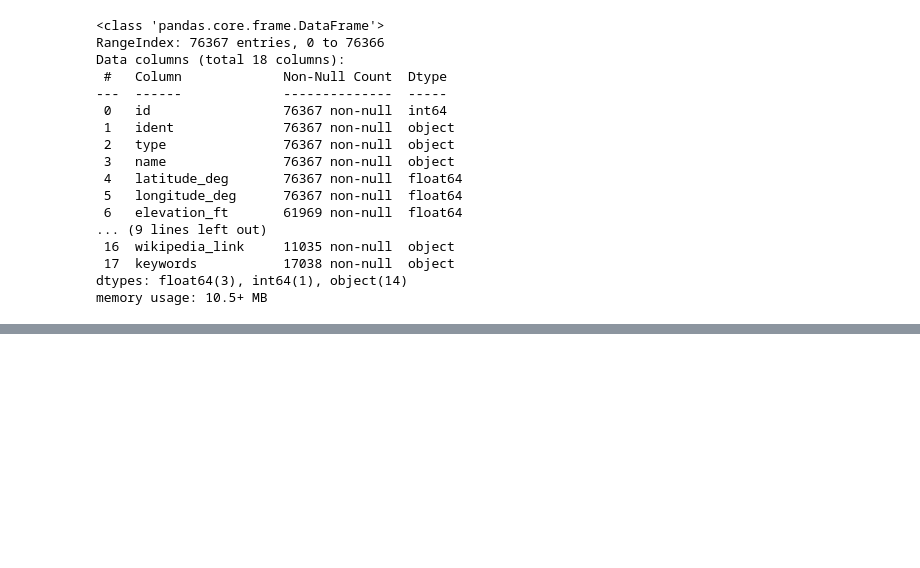
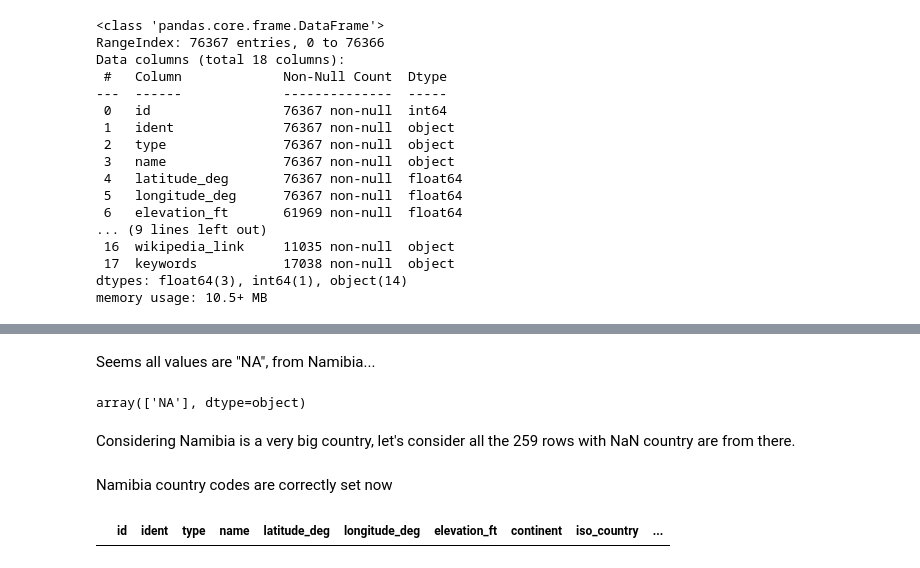
Before and after one commit to fernandowolff/worldwide-airports-dataset-analysis, a Jupyter notebook: worldwide-airports-analysis.ipynb, the cells around one changed output, grey strips where cells are left out. Saved outputs shown, nothing was run; the diff lists cells and outputs as text; code cells hidden in the pictures; blank space fills up the shorter version.

```diff
--- a/worldwide-airports-analysis.ipynb
+++ b/worldwide-airports-analysis.ipynb
@@ -65,0 +166,16 @@ Most of the iso_country column is filled. Would be good to also have the same da
+# %% [markdown]
+Seems all values are "NA", from Namibia...
+# %%
+df[df['iso_country'].isna()]['iso_region'].str[:2].unique()
+# %% [output]
+array(['NA'], dtype=object)
+# %% [markdown]
+Considering Namibia is a very big country, let's consider all the 259 rows with NaN country are from there.
+# %%
+df.loc[df['iso_country'].isna(), 'iso_country'] = df.loc[df['iso_country'].isna(), 'iso_region'].str[:2]
+# %% [markdown]
+Namibia country codes are correctly set now
+# %%
+df[df['iso_country'].isna()]
+# %% [output]
+|  | id | ident | type | name | latitude_deg | longitude_deg | elevation_ft | continent | iso_country | ... |
```
Also changed, not shown: parts of 21 cells of this notebook.
